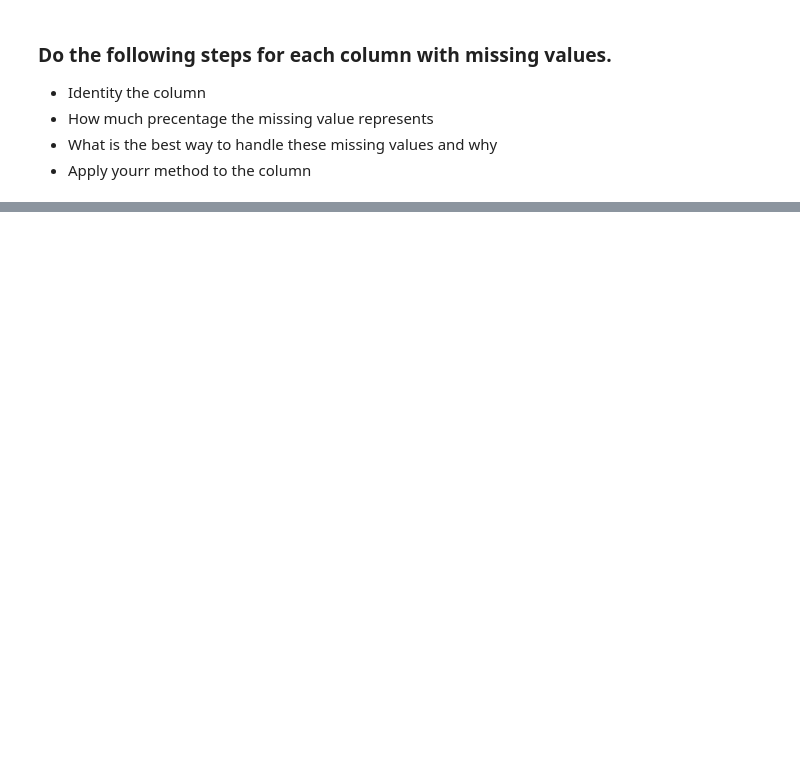
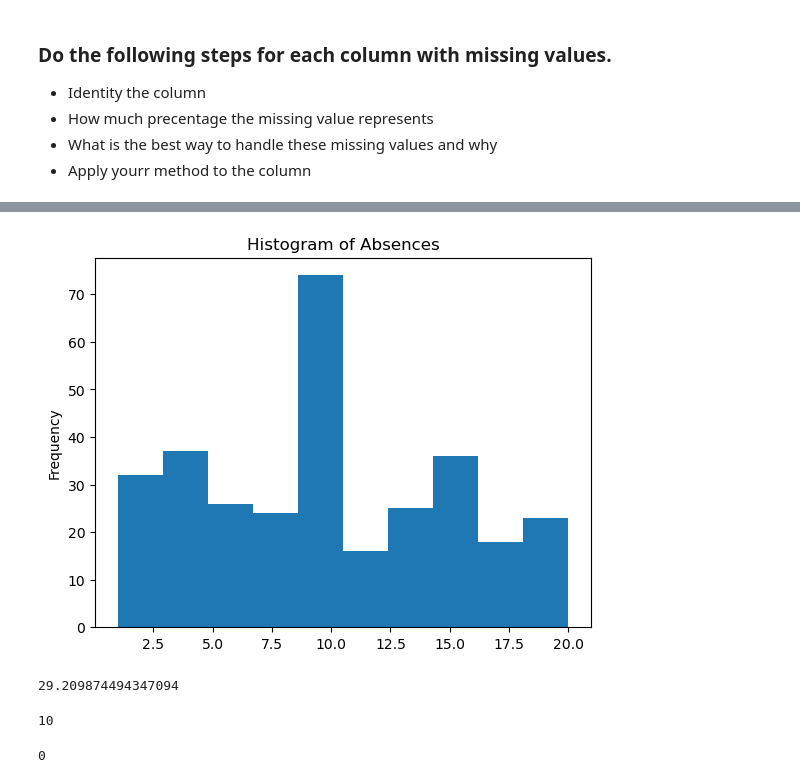
Before and after one commit to Tuwaiq-Data-Science-Bootcamp-V2/MissingData-Lab1, a Jupyter notebook: Missing Values Assignment .ipynb, the cells around one changed output, grey strips where cells are left out. Saved outputs shown, nothing was run; the diff lists cells and outputs as text; code cells hidden in the pictures; blank space fills up the shorter version.

```diff
--- a/Missing Values Assignment .ipynb
+++ b/Missing Values Assignment .ipynb
@@ -20,0 +240,18 @@
+# %%
+edu['Absences'].plot(kind="hist", title="Histogram of Absences");
+# %% [output]
+[figure, added]
+# %%
+edu['Absences'].var()
+# %% [output]
+29.209874494347094
+# %%
+Absences_mean = round(edu['Absences'].mean())
+Absences_mean
+# %% [output]
+10
+# %%
+edu['Absences'] = edu['Absences'].fillna(Absences_mean)
+edu['Absences'].isnull().sum()
+# %% [output]
+0
```
Also changed, not shown: parts of 25 cells of this notebook.
